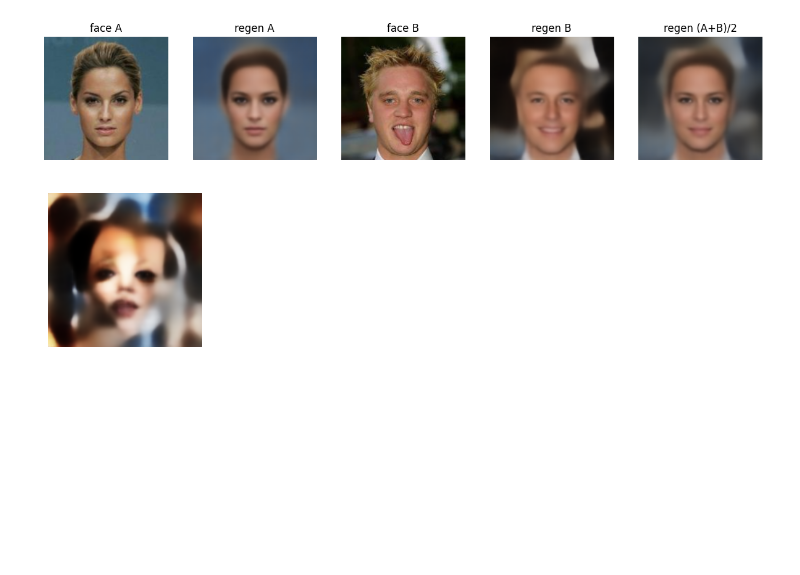
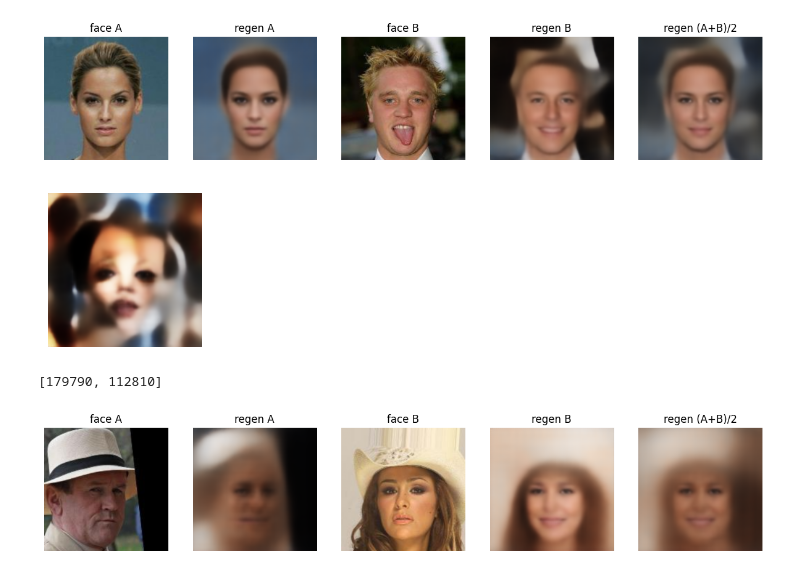
Before and after one commit to zeux/mlexp, a Jupyter notebook: faces/faceenc.ipynb, the cells around one changed output. Drawn from its saved outputs; the diff is of its cells as text; code cells hidden in the pictures; blank space fills up the shorter version.

```diff
--- a/faces/faceenc.ipynb
+++ b/faces/faceenc.ipynb
@@ -180,3 +211,22 @@ yr = net.decoder(torch.normal(em, es).to(device))
 display(yr.cpu().detach())
 # %% [output]
 [figure]
+# %%
+dsl = len(dataset)
+
+for p in [torch.randint(dsl, (2,)).tolist()]:
+    print(p)
+    x1 = dataset[p[0]][0]
+    e1 = netv.encoder(x1.to(device))[:128]
+    y1 = netv.decoder(e1).cpu().detach()
+
+    x2 = dataset[p[1]][0]
+    e2 = netv.encoder(x2.to(device))[:128]
+    y2 = netv.decoder(e2).cpu().detach()
+
+    y12 = netv.decoder((e1+e2)/2).cpu().detach()
+
+    displayn([(x1, "face A"), (y1, "regen A"), (x2, "face B"), (y2, "regen B"), (y12, "regen (A+B)/2")])
+# %% [output]
+[179790, 112810]
+[figure, added]
```
Also changed, not shown: parts of 4 cells of this notebook.
